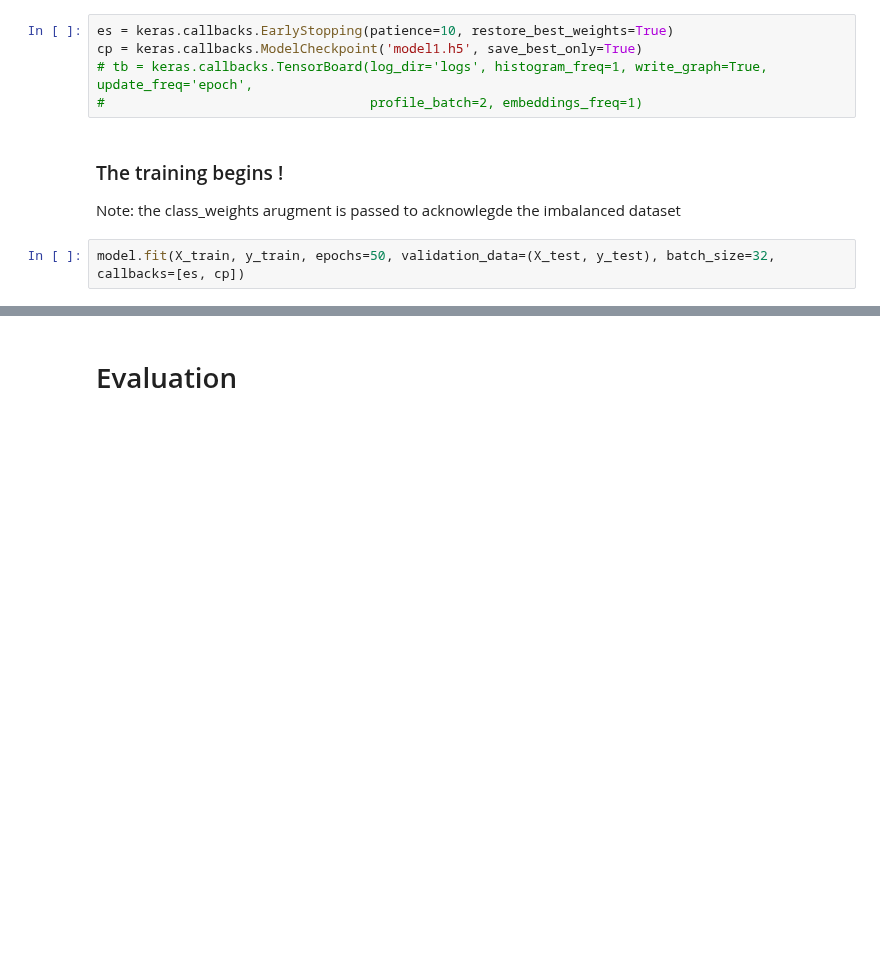
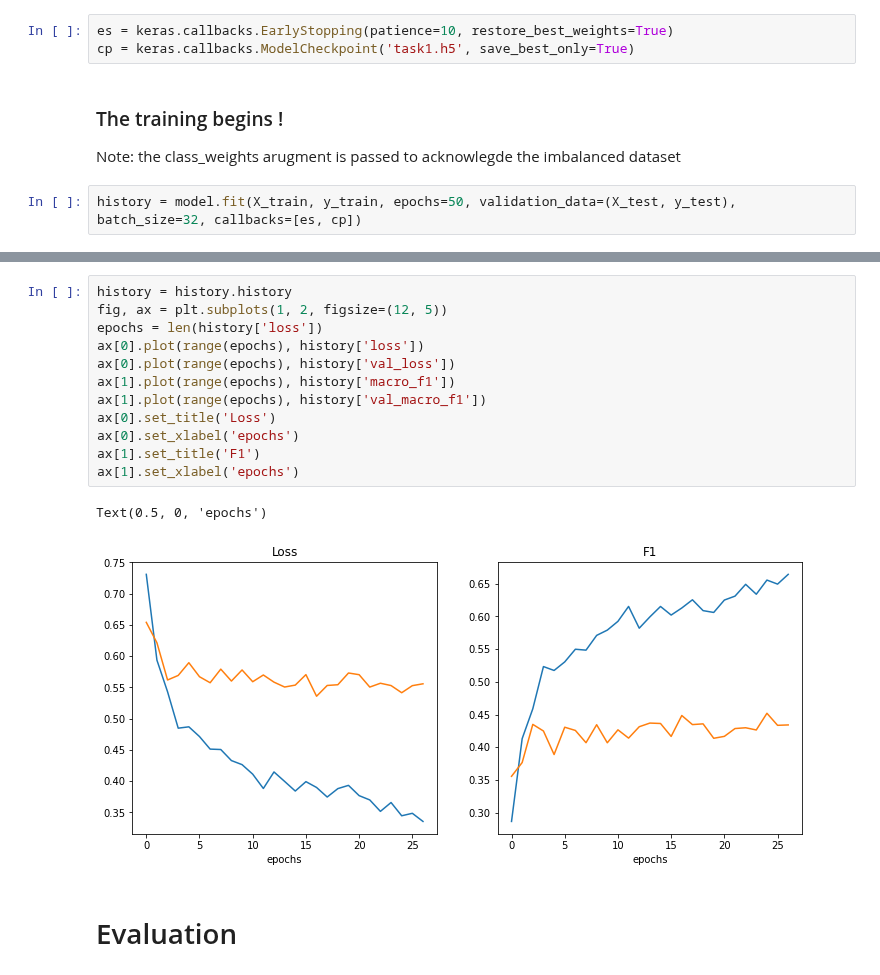
Before and after one commit to Yogesh7920/Pascal-VOC, a Jupyter notebook: Task_1.ipynb, the cells around one changed output, grey strips where cells are left out. Drawn from its saved outputs; the diff is of its cells as text; blank space fills up the shorter version.

Commit message:
task 1 final ipynb added

```diff
--- a/Task_1.ipynb
+++ b/Task_1.ipynb
@@ -310,14 +301,12 @@ We will use the follow two callbacks
 - Model Checkpoint - To save our model's training progress.
 # %%
 es = keras.callbacks.EarlyStopping(patience=10, restore_best_weights=True)
-cp = keras.callbacks.ModelCheckpoint('model1.h5', save_best_only=True)
-# tb = keras.callbacks.TensorBoard(log_dir='logs', histogram_freq=1, write_graph=True, update_freq='epoch',
-#                                  profile_batch=2, embeddings_freq=1)
+cp = keras.callbacks.ModelCheckpoint('task1.h5', save_best_only=True)
 # %% [markdown]
 ### The training begins !
 
 Note: the class_weights arugment is passed to acknowlegde the imbalanced dataset
 # %%
-model.fit(X_train, y_train, epochs=50, validation_data=(X_test, y_test), batch_size=32, callbacks=[es, cp])
+history = model.fit(X_train, y_train, epochs=50, validation_data=(X_test, y_test), batch_size=32, callbacks=[es, cp])
 # %% [output]
 Epoch 1/50
@@ -341,3 +329,18 @@ Epoch 26/50
+# %%
+history = history.history
+fig, ax = plt.subplots(1, 2, figsize=(12, 5))
+epochs = len(history['loss'])
+ax[0].plot(range(epochs), history['loss'])
+ax[0].plot(range(epochs), history['val_loss'])
+ax[1].plot(range(epochs), history['macro_f1'])
+ax[1].plot(range(epochs), history['val_macro_f1'])
+ax[0].set_title('Loss')
+ax[0].set_xlabel('epochs')
+ax[1].set_title('F1')
+ax[1].set_xlabel('epochs')
+# %% [output]
+Text(0.5, 0, 'epochs')
+[figure, added]
 # %% [markdown]
 # Evaluation
 # %%
```
Also changed, not shown: parts of 11 cells of this notebook, 1 other file.
